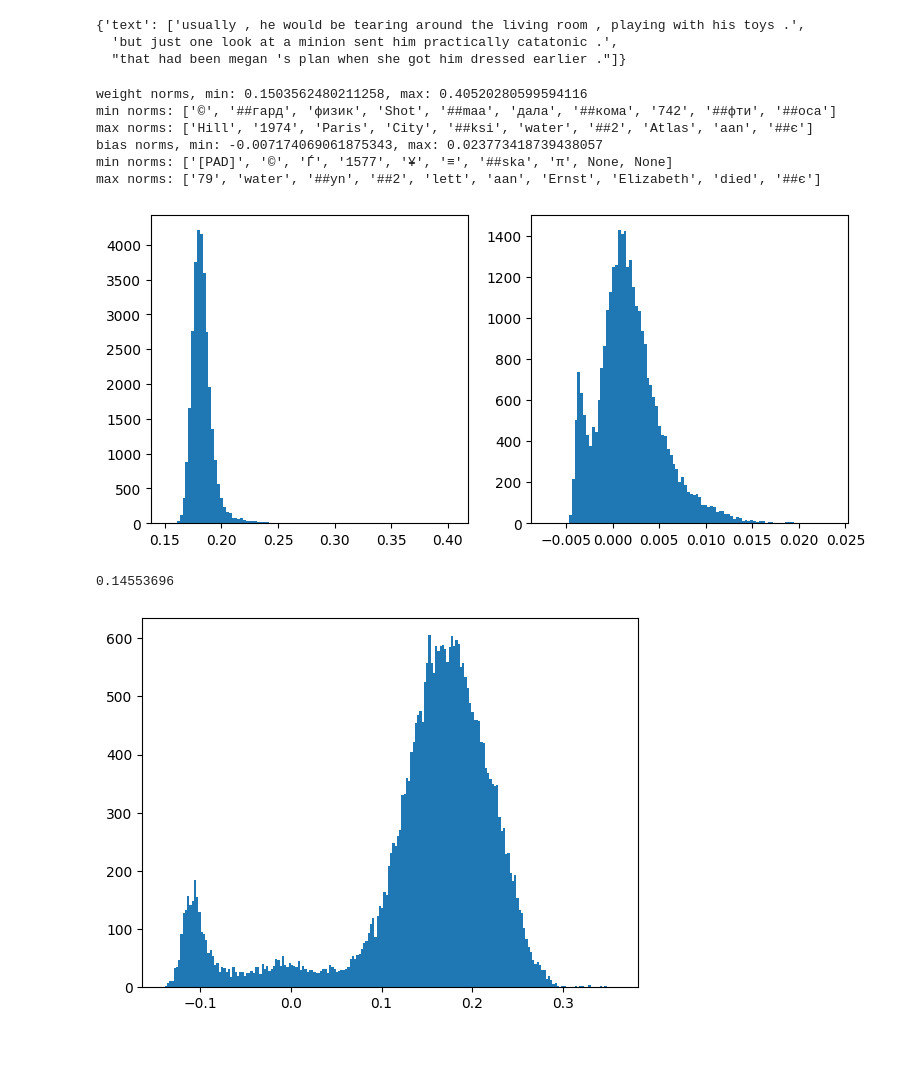
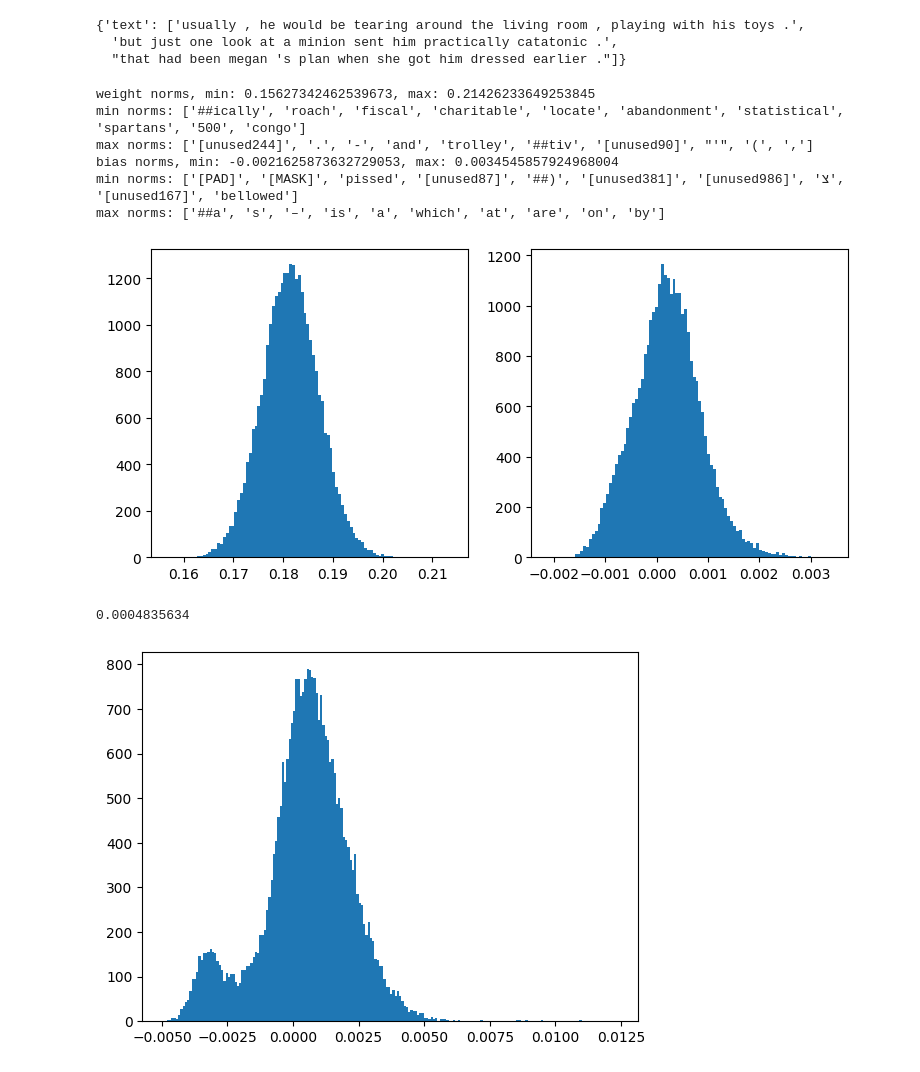
Before and after one commit to tzuhanwen/absolute-bert, a Jupyter notebook: inspect-umap.ipynb, the cells around one changed output. Saved outputs shown, nothing was run; the diff lists cells and outputs as text; code cells hidden in the pictures.

Commit message:
feat: benchmarking in specific batches

```diff
--- a/inspect-umap.ipynb
+++ b/inspect-umap.ipynb
@@ -271,9 +273,13 @@ subpath = '20240709.11:13:35' # abs_architecture, lr 1e-5~1e-3, exploded at 1000
 subpath = '20240709.12:14:48' # time_attention, lr 1e-5~1e-3, exploded at before 6000
 
 subpath = '20240710.23:13:03' # all1_as_pivot, mask_prob0.15
+subpath = '20240711.03:00:33' # all1_layerNorm
+subpath = '20240711.03:33:04' # all1_layerNorm, lr 2e-5
+subpath = '20240711.03:33:24' # all1_layerNorm, lr 5e-6
+subpath = '20240711.03:48:45' # all1_layerNorm, lr 1e-6
 # %%
 epoch_num = 0
-batch_num = 10000
+batch_num = 50000
 
 
 folder_path = pathlib.Path('data/limanet/')
@@ -301,13 +307,13 @@ if hasattr(model, 'predictor') and hasattr(model.predictor, 'base_vec'):
   print(f"base vec norm: {model.predictor.base_vec.norm()}")
 _ = ax_b.hist(biases, bins=100)
 # %% [output]
-weight norms, min: 0.1503562480211258, max: 0.40520280599594116
-min norms: ['©', '##гард', 'физик', 'Shot', '##maa', 'дала', '##кома', '742', '##фти', '##оса']
-max norms: ['Hill', '1974', 'Paris', 'City', '##ksi', 'water', '##2', 'Atlas', 'aan', '##є']
-bias norms, min: -0.007174069061875343, max: 0.023773418739438057
-min norms: ['[PAD]', '©', 'Ѓ', '1577', '¥', '≡', '##ska', 'π', None, None]
-max norms: ['79', 'water', '##yn', '##2', 'lett', 'aan', 'Ernst', 'Elizabeth', 'died', '##є']
+weight norms, min: 0.15627342462539673, max: 0.21426233649253845
+min norms: ['##ically', 'roach', 'fiscal', 'charitable', 'locate', 'abandonment', 'statistical', 'spartans', '500', 'congo']
+max norms: ['[unused244]', '.', '-', 'and', 'trolley', '##tiv', '[unused90]', "'", '(', ',']
+bias norms, min: -0.0021625873632729053, max: 0.0034545857924968004
+min norms: ['[PAD]', '[MASK]', 'pissed', '[unused87]', '##)', '[unused381]', '[unused986]', 'צ', '[unused167]', 'bellowed']
+max norms: ['##a', 's', '–', 'is', 'a', 'which', 'at', 'are', 'on', 'by']
-[figure, old version]
+[figure, new version]
 # %%
 # %%time
 from collections import defaultdict
@@ -355,13 +361,13 @@ def draw_and_annotate(ax, points, word_pos_pairs):
   for word, x_y in word_pos_pairs:
     ax.annotate(word, x_y, alpha=.7)
 # %%
-sim = cosine_similarity(w)
+sim = cosine_similarity(word_reprs)
 offdiag_mean = (sim.sum(axis=1) - 1) / (sim.shape[0] - 1)
 plt.hist(offdiag_mean, bins=200)
 offdiag_mean.mean()
 # %% [output]
-0.14553696
+0.0004835634
-[figure, old version]
+[figure, new version]
 # %%
 wordIdPairs_dict_samplingMethod = {}
 
```
Also changed, not shown: parts of 3 cells of this notebook, 6 other files.
